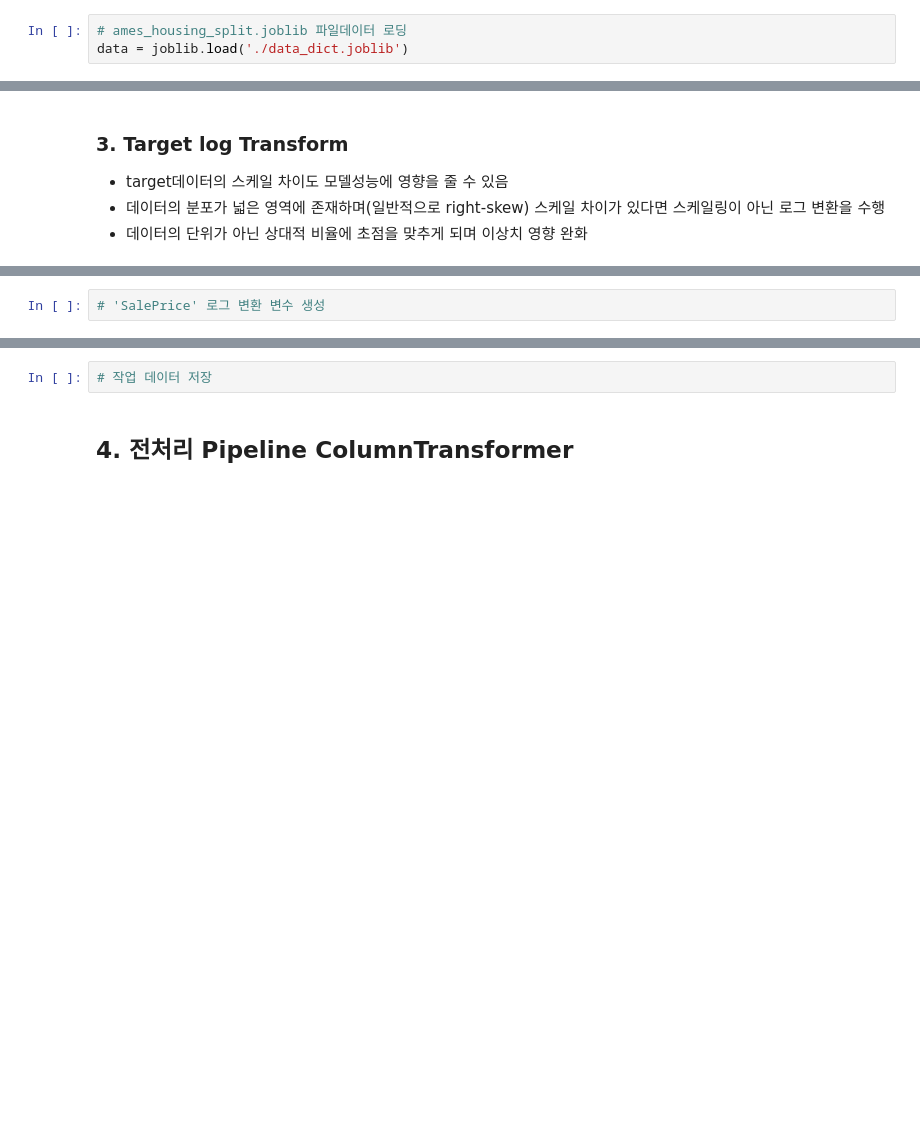
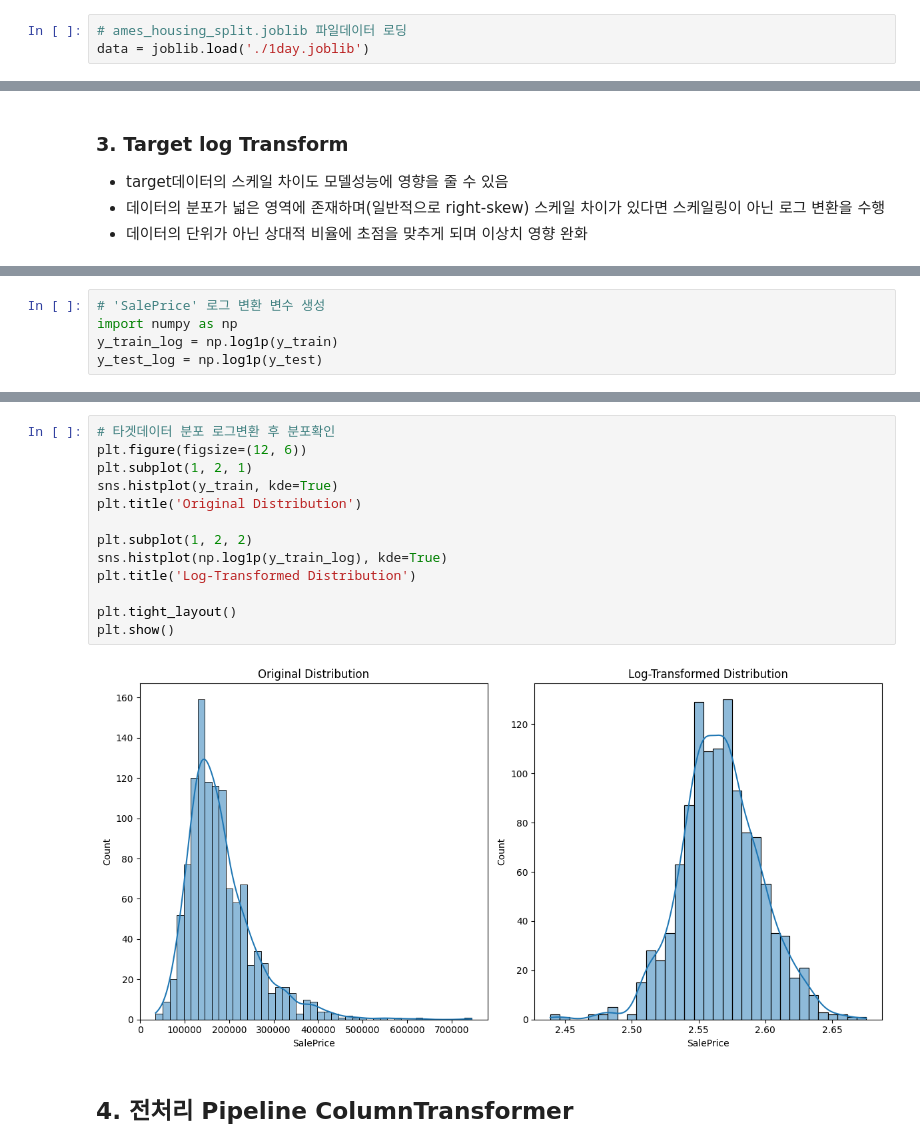
Before and after one commit to overgroove/samsung_lecture, a Jupyter notebook: 03_feature_eng_transform.ipynb, the cells around one changed output, grey strips where cells are left out. Drawn from its saved outputs; the diff is of its cells as text; blank space fills up the shorter version.

```diff
--- a/03_feature_eng_transform.ipynb
+++ b/03_feature_eng_transform.ipynb
@@ -21,7 +21,7 @@ pd.options.display.max_columns = 200
 pd.options.display.max_rows = 200
 # %%
 # ames_housing_split.joblib 파일데이터 로딩
-data = joblib.load('./data_dict.joblib')
+data = joblib.load('./1day.joblib')
 # %%
 # 각각의 데이터셋 할당
 X_train, X_test, y_train, y_test = data['X_train'], data['X_test'], data['y_train'], data['y_test']
@@ -404,2 +419,5 @@ joblib.dump(data_dict, './1day.joblib')
 # %%
 # 'SalePrice' 로그 변환 변수 생성
+import numpy as np
+y_train_log = np.log1p(y_train)
+y_test_log = np.log1p(y_test)
@@ -411,5 +424,18 @@ joblib.dump(data_dict, './1day.joblib')
-# %%
-# 작업 데이터 저장
+# %%
+# 타겟데이터 분포 로그변환 후 분포확인
+plt.figure(figsize=(12, 6))
+plt.subplot(1, 2, 1)
+sns.histplot(y_train, kde=True)
+plt.title('Original Distribution')
+
+plt.subplot(1, 2, 2)
+sns.histplot(np.log1p(y_train_log), kde=True)
+plt.title('Log-Transformed Distribution')
+
+plt.tight_layout()
+plt.show()
+# %% [output]
+[figure, added]
 # %% [markdown]
 ## **4. 전처리 Pipeline ColumnTransformer**
 # %% [markdown]
```
Also changed, not shown: parts of 7 cells of this notebook.
